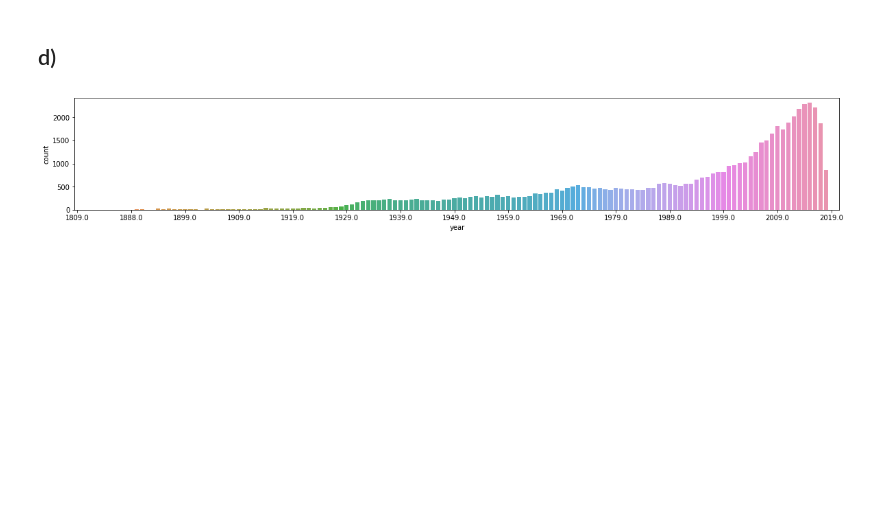
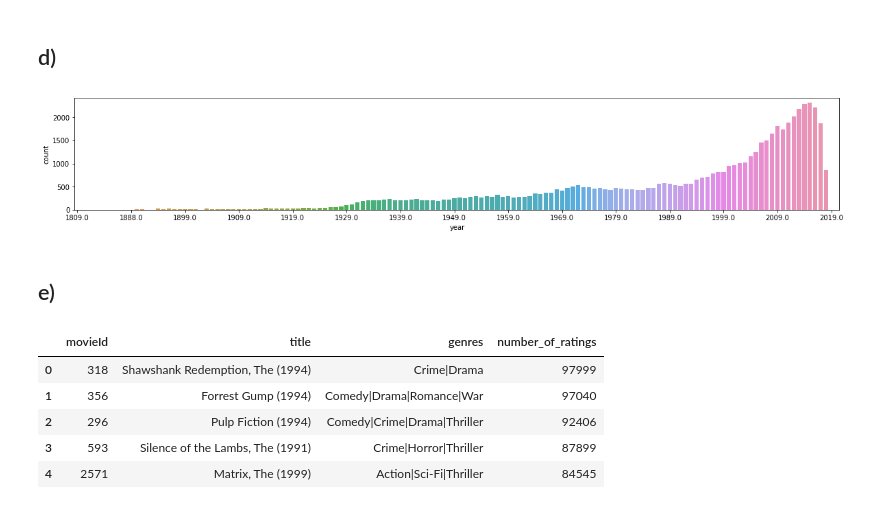
Before and after one commit to felix-tjernberg/machine-learning, a Jupyter notebook: lab/1-1-movielens-eda.ipynb, the cells around one changed output. Saved outputs shown, nothing was run; the diff lists cells and outputs as text; code cells hidden in the pictures; blank space fills up the shorter version.

```diff
--- a/lab/1-1-movielens-eda.ipynb
+++ b/lab/1-1-movielens-eda.ipynb
@@ -112,3 +115,14 @@ ax = sns.countplot(x='year', data=movies_with_year)
 ax.xaxis.set_major_locator(ticker.MultipleLocator(10))
 # %% [output]
 [figure]
+# %% [markdown]
+## e)
+# %%
+movies_with_most_ratings.head()
+# %% [output]
+|  | movieId | title | genres | number_of_ratings |
+| 0 | 318 | Shawshank Redemption, The (1994) | Crime|Drama | 97999 |
+| 1 | 356 | Forrest Gump (1994) | Comedy|Drama|Romance|War | 97040 |
+| 2 | 296 | Pulp Fiction (1994) | Comedy|Crime|Drama|Thriller | 92406 |
+| 3 | 593 | Silence of the Lambs, The (1991) | Crime|Horror|Thriller | 87899 |
+| 4 | 2571 | Matrix, The (1999) | Action|Sci-Fi|Thriller | 84545 |
```
Also changed, not shown: parts of 6 cells of this notebook.
